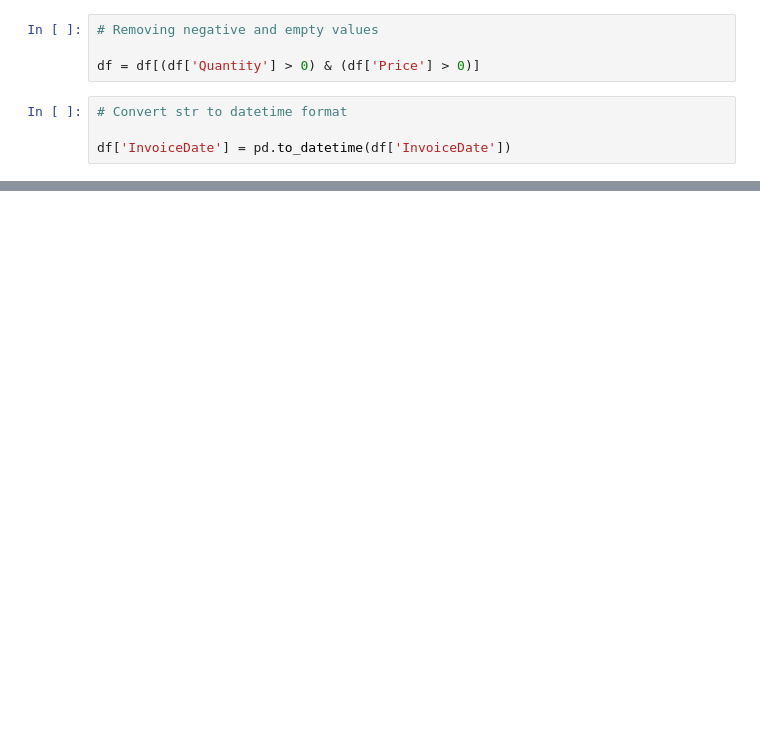
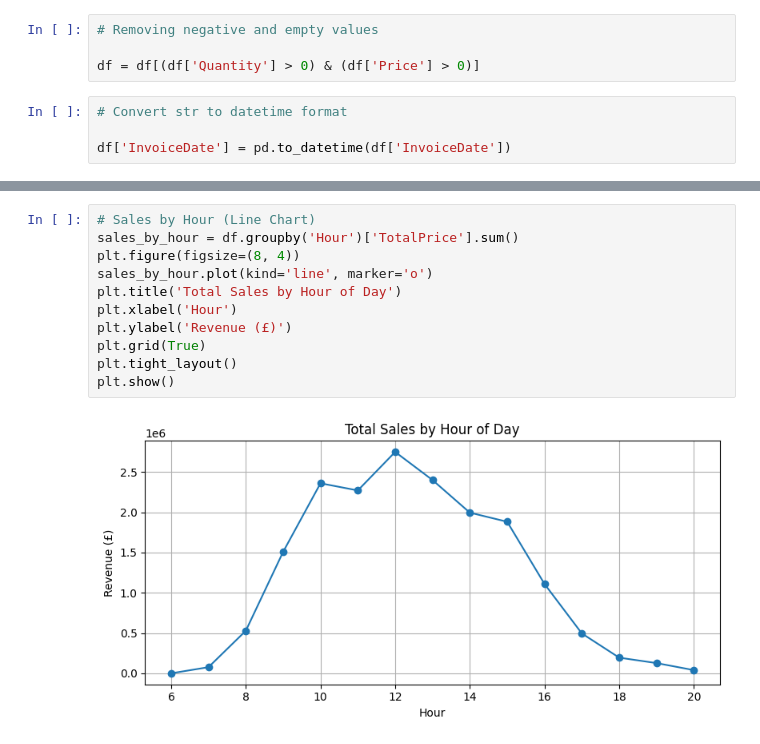
Before and after one commit to aaishakazi/E-Commerce-Data-Analysis, a Jupyter notebook: ECCode.ipynb, the cells around one changed output, grey strips where cells are left out. Saved outputs shown, nothing was run; the diff lists cells and outputs as text; blank space fills up the shorter version.

```diff
--- a/ECCode.ipynb
+++ b/ECCode.ipynb
@@ -46,0 +112,13 @@ df.shape
+# %%
+# Sales by Hour (Line Chart)
+sales_by_hour = df.groupby('Hour')['TotalPrice'].sum()
+plt.figure(figsize=(8, 4))
+sales_by_hour.plot(kind='line', marker='o')
+plt.title('Total Sales by Hour of Day')
+plt.xlabel('Hour')
+plt.ylabel('Revenue (£)')
+plt.grid(True)
+plt.tight_layout()
+plt.show()
+# %% [output]
+[figure, added]
```
Also changed, not shown: parts of 10 cells of this notebook.
